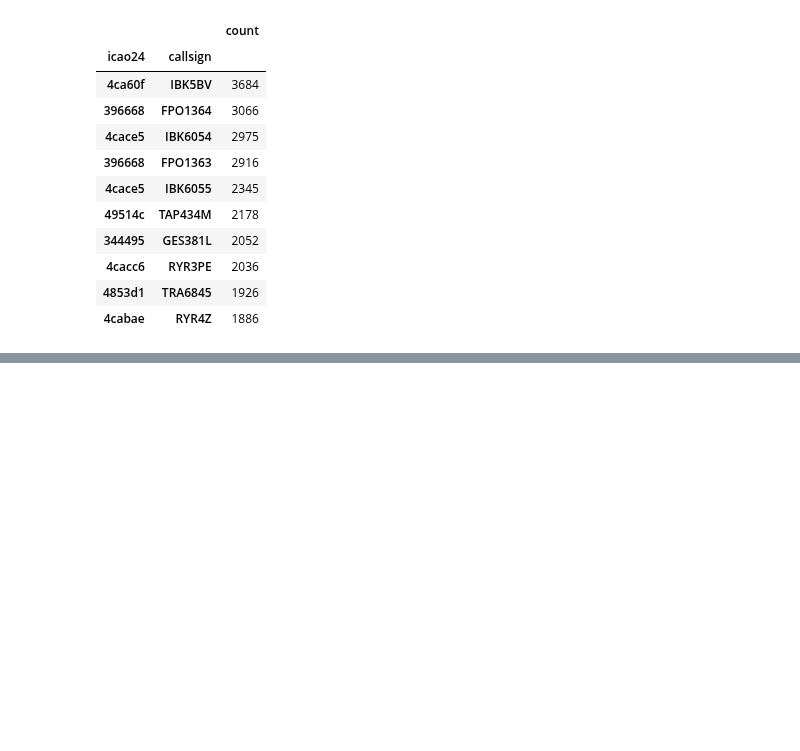
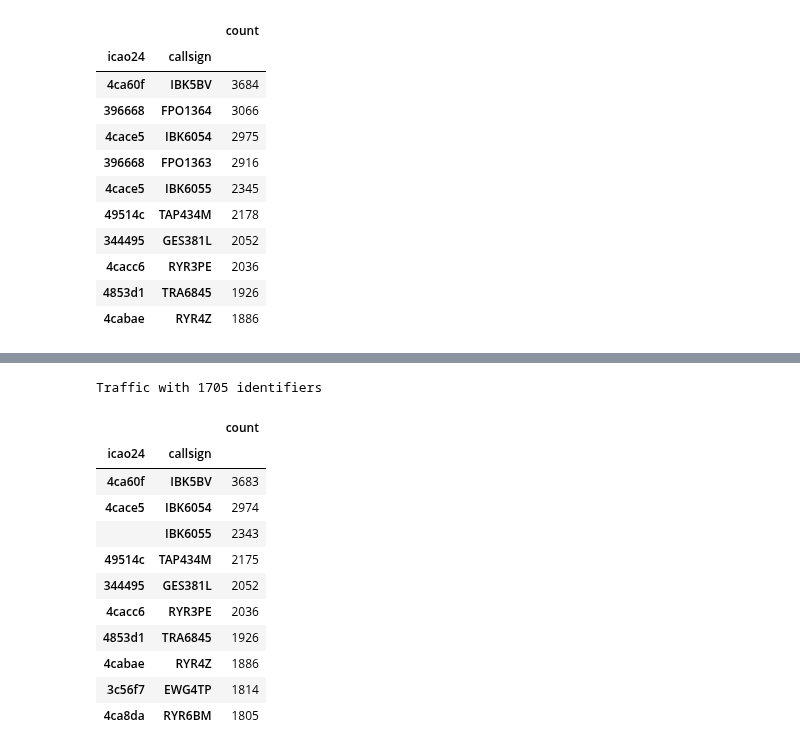
Before and after one commit to jaimebw/tfg, a Jupyter notebook: libros/filtrado_datos.ipynb, the cells around one changed output, grey strips where cells are left out. Saved outputs shown, nothing was run; the diff lists cells and outputs as text; code cells hidden in the pictures; blank space fills up the shorter version.

```diff
--- a/libros/filtrado_datos.ipynb
+++ b/libros/filtrado_datos.ipynb
@@ -179,0 +205,16 @@ import sklearn
+# %%
+v_filtrado
+# %% [output]
+Traffic with 1705 identifiers
+|  |  | count |
+| icao24 | callsign |  |
+| 4ca60f | IBK5BV | 3683 |
+| 4cace5 | IBK6054 | 2974 |
+|  | IBK6055 | 2343 |
+| 49514c | TAP434M | 2175 |
+| 344495 | GES381L | 2052 |
+| 4cacc6 | RYR3PE | 2036 |
+| 4853d1 | TRA6845 | 1926 |
+| 4cabae | RYR4Z | 1886 |
+| 3c56f7 | EWG4TP | 1814 |
+| 4ca8da | RYR6BM | 1805 |
```
Also changed, not shown: parts of 8 cells of this notebook, 1 other file.
